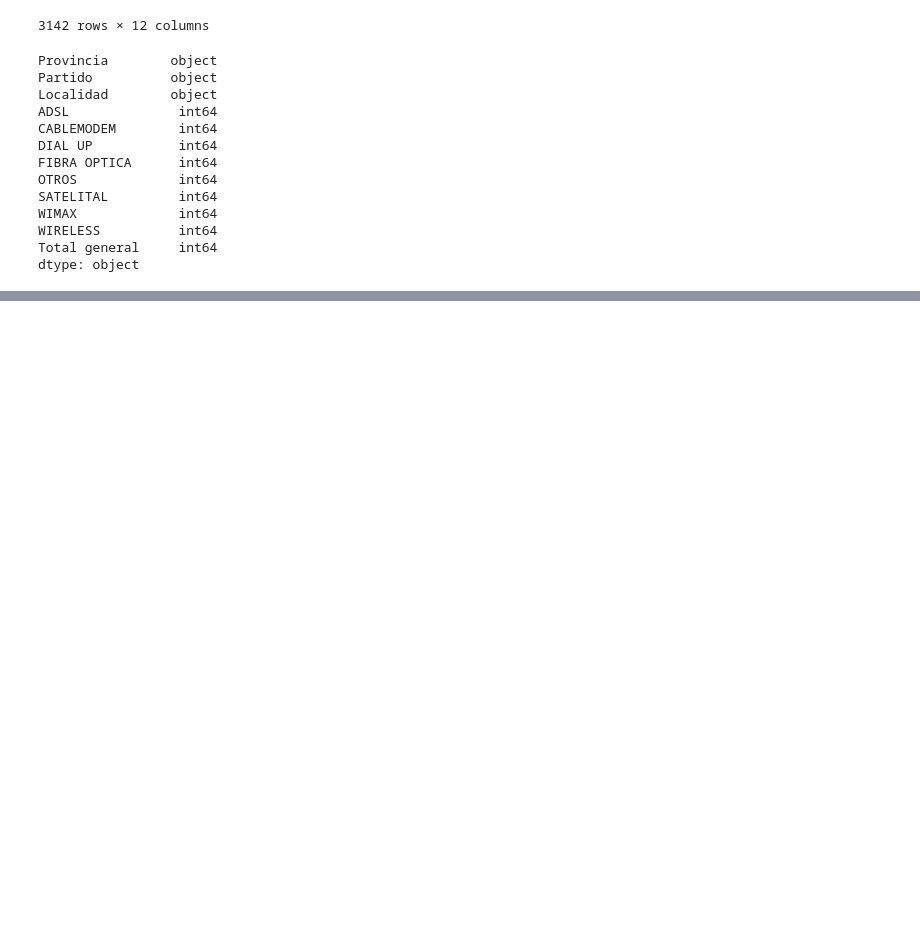
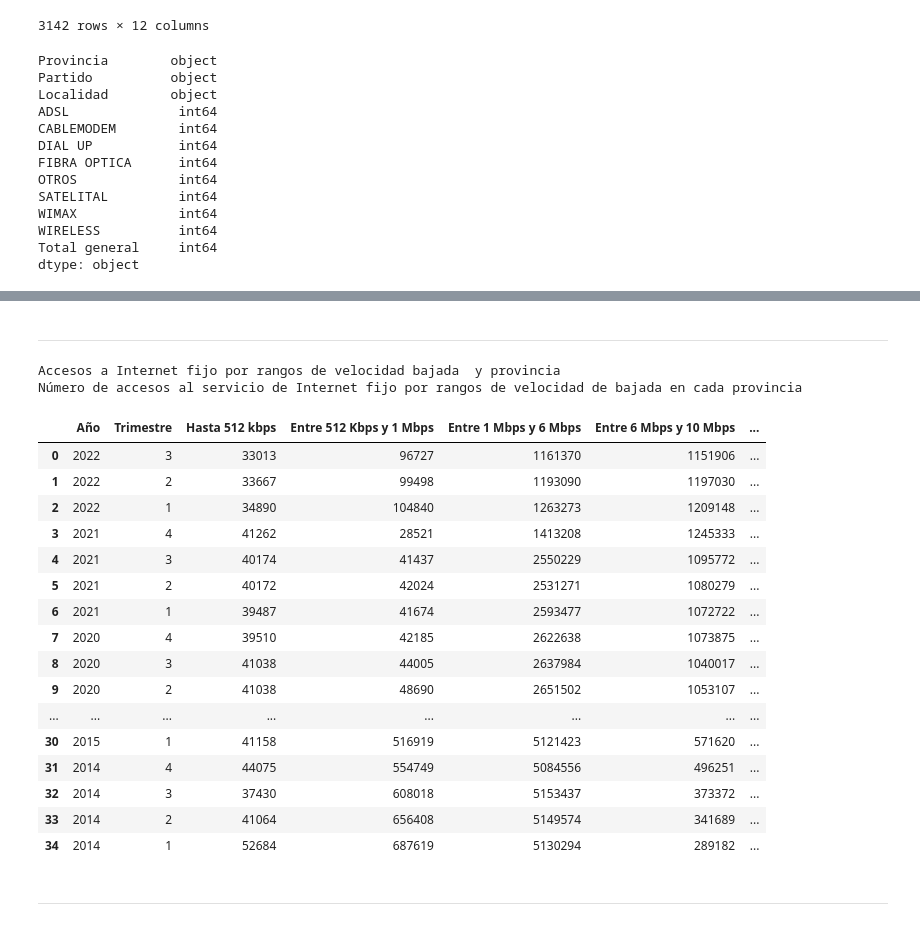
Before and after one commit to Galo0000/Analitics_Proyect, a Jupyter notebook: Extracion_datos.ipynb, the cells around one changed output, grey strips where cells are left out. Drawn from its saved outputs; the diff is of its cells as text; code cells hidden in the pictures; blank space fills up the shorter version.

```diff
--- a/Extracion_datos.ipynb
+++ b/Extracion_datos.ipynb
@@ -308,0 +420,30 @@ df_Accesos_Internet_fijo_tecnología_localidad.to_pickle('./Internet_datasets/Ac
+# %% [markdown]
+***
+# %%
+Velocidad_Media_bajada_Internet_provincia_nacional = api_resp(result['datasets']+datasets_link[19]["guid"]+'/')
+df_Velocidad_Media_bajada_Internet_provincia_nacional = pd.read_excel(Velocidad_Media_bajada_Internet_provincia_nacional['download_url'])
+print(Velocidad_Media_bajada_Internet_provincia_nacional['title'])
+print(Velocidad_Media_bajada_Internet_provincia_nacional['description'])
+df_Velocidad_Media_bajada_Internet_provincia_nacional
+# %% [output]
+Accesos a Internet fijo por rangos de velocidad bajada  y provincia
+Número de accesos al servicio de Internet fijo por rangos de velocidad de bajada en cada provincia
+|  | Año | Trimestre | Hasta 512 kbps | Entre 512 Kbps y 1 Mbps | Entre 1 Mbps y 6 Mbps | Entre 6 Mbps y 10 Mbps | ... |
+| 0 | 2022 | 3 | 33013 | 96727 | 1161370 | 1151906 | ... |
+| 1 | 2022 | 2 | 33667 | 99498 | 1193090 | 1197030 | ... |
+| 2 | 2022 | 1 | 34890 | 104840 | 1263273 | 1209148 | ... |
+| 3 | 2021 | 4 | 41262 | 28521 | 1413208 | 1245333 | ... |
+| 4 | 2021 | 3 | 40174 | 41437 | 2550229 | 1095772 | ... |
+| 5 | 2021 | 2 | 40172 | 42024 | 2531271 | 1080279 | ... |
+| 6 | 2021 | 1 | 39487 | 41674 | 2593477 | 1072722 | ... |
+| 7 | 2020 | 4 | 39510 | 42185 | 2622638 | 1073875 | ... |
+| 8 | 2020 | 3 | 41038 | 44005 | 2637984 | 1040017 | ... |
+| 9 | 2020 | 2 | 41038 | 48690 | 2651502 | 1053107 | ... |
+| ... | ... | ... | ... | ... | ... | ... | ... |
+| 30 | 2015 | 1 | 41158 | 516919 | 5121423 | 571620 | ... |
+| 31 | 2014 | 4 | 44075 | 554749 | 5084556 | 496251 | ... |
+| 32 | 2014 | 3 | 37430 | 608018 | 5153437 | 373372 | ... |
+| 33 | 2014 | 2 | 41064 | 656408 | 5149574 | 341689 | ... |
+| 34 | 2014 | 1 | 52684 | 687619 | 5130294 | 289182 | ... |
+# %% [markdown]
+***
```
Also changed, not shown: parts of 18 cells of this notebook, 19 other files.
